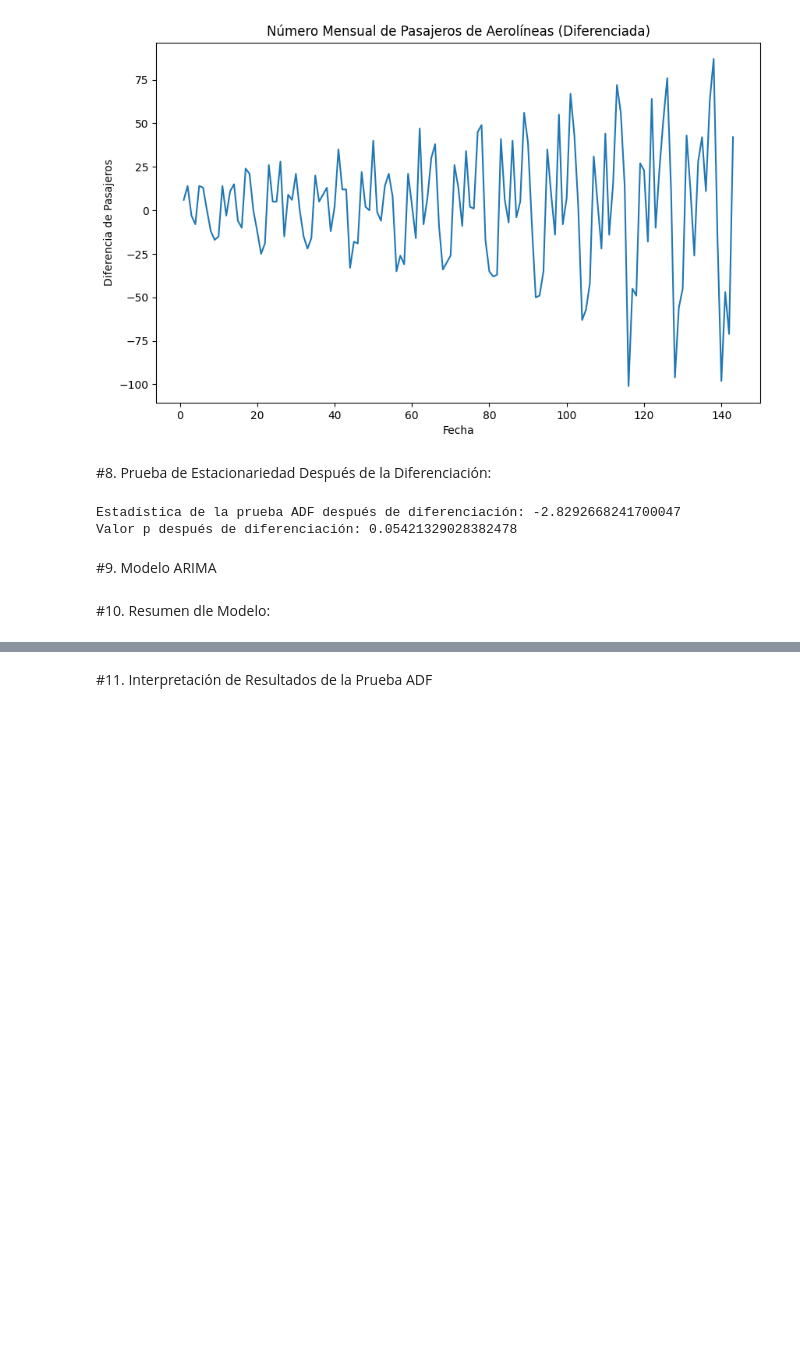
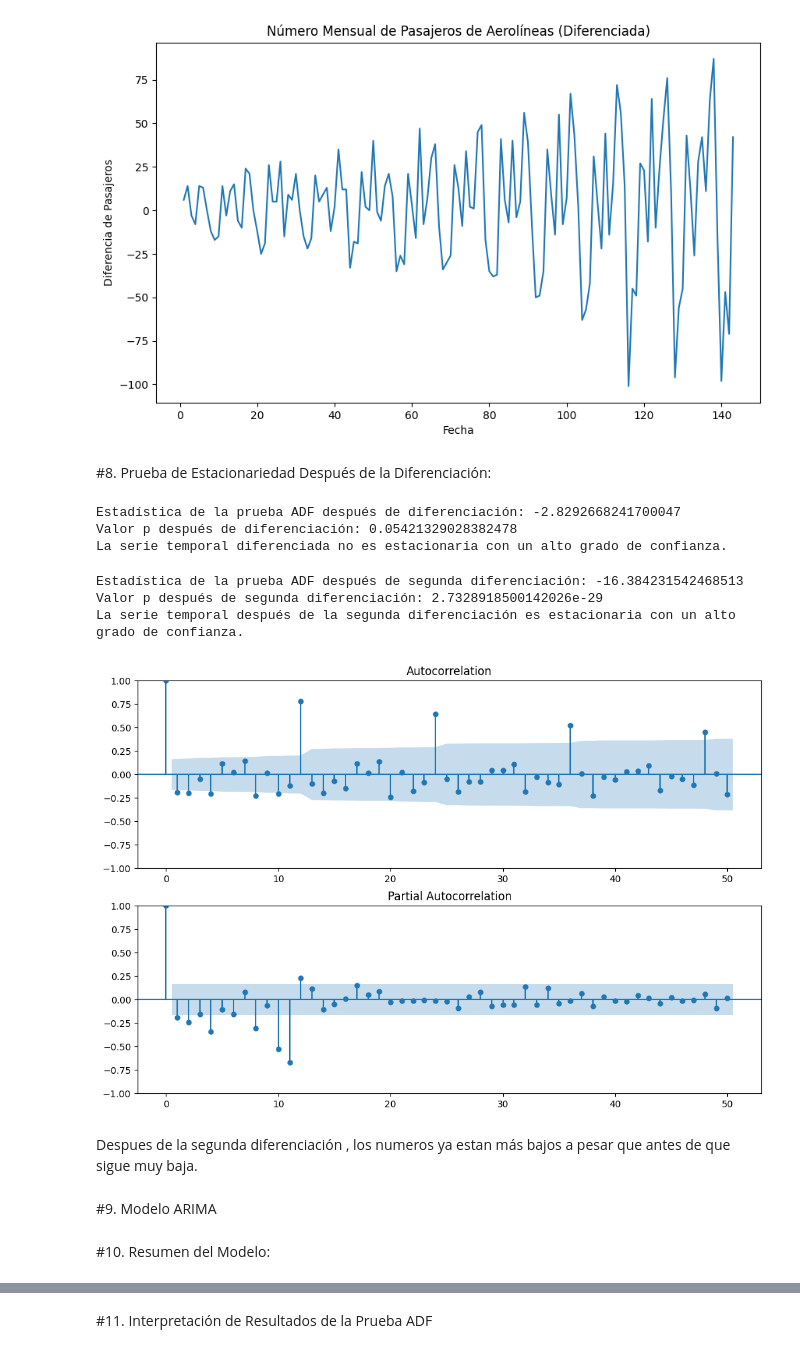
Before and after one commit to JosueBVN/Implementacion-JBVN-A01751694, a Jupyter notebook: A01751694_PDM_Implemen.ipynb, the cells around one changed output, grey strips where cells are left out. Saved outputs shown, nothing was run; the diff lists cells and outputs as text; code cells hidden in the pictures; blank space fills up the shorter version.

```diff
--- a/A01751694_PDM_Implemen.ipynb
+++ b/A01751694_PDM_Implemen.ipynb
@@ -89,0 +88,10 @@ df['Passengers_diff'] = df['Passengers'].diff().dropna()
+# %%
+# Aplicar diferenciación y eliminar NaN
+df['Passengers_diff'] = df['Passengers'].diff().dropna()
+# Aplicar diferenciación con d=2
+df['Passengers_diff_2'] = df['Passengers'].diff().diff().dropna()
+
+# Prueba de estacionariedad después de la segunda diferenciación
+result_diff_2 = adfuller(df['Passengers_diff_2'].dropna())
+print('Estadística de la prueba ADF después de segunda diferenciación:', result_diff_2[0])
+print('Valor p después de segunda diferenciación:', result_diff_2[1])
@@ -107,9 +118,44 @@ plt.show()
 result_diff = adfuller(df['Passengers_diff'].dropna())
 print('Estadística de la prueba ADF después de diferenciación:', result_diff[0])
 print('Valor p después de diferenciación:', result_diff[1])
+
+# Interpretación de Resultados de la Prueba ADF
+if result_diff[1] < 0.05:
+    print("La serie temporal diferenciada es estacionaria con un alto grado de confianza.")
+else:
+    print("La serie temporal diferenciada no es estacionaria con un alto grado de confianza.")
 # %% [output]
 Estadística de la prueba ADF después de diferenciación: -2.8292668241700047
 Valor p después de diferenciación: 0.05421329028382478
+La serie temporal diferenciada no es estacionaria con un alto grado de confianza.
+# %%
+# Aplicar segunda diferenciación y eliminar NaN
+df['Passengers_diff2'] = df['Passengers_diff'].diff().dropna()
+
+# Prueba de estacionariedad después de segunda diferenciación
+result_diff2 = adfuller(df['Passengers_diff2'].dropna())
+print('Estadística de la prueba ADF después de segunda diferenciación:', result_diff2[0])
+print('Valor p después de segunda diferenciación:', result_diff2[1])
+
+# Interpretación de Resultados de la Prueba ADF después de segunda diferenciación
+if result_diff2[1] < 0.05:
+    print("La serie temporal después de la segunda diferenciación es estacionaria con un alto grado de confianza.")
+else:
+    print("La serie temporal después de la segunda diferenciación no es estacionaria con un alto grado de confianza.")
+# %% [output]
+Estadística de la prueba ADF después de segunda diferenciación: -16.384231542468513
+Valor p después de segunda diferenciación: 2.7328918500142026e-29
+La serie temporal después de la segunda diferenciación es estacionaria con un alto grado de confianza.
+# %%
+# Funciones de autocorrelación y autocorrelación parcial
+fig, (ax1, ax2) = plt.subplots(2, 1, figsize=(12, 8))
+plot_acf(df['Passengers_diff2'].dropna(), lags=50, ax=ax1)
+plot_pacf(df['Passengers_diff2'].dropna(), lags=50, ax=ax2)
+plt.show()
+# %% [output]
+[figure, added]
+# %% [markdown]
+Despues de la segunda diferenciación , los numeros ya estan más bajos a pesar que antes de que sigue muy baja.
 # %% [markdown]
 #9. Modelo ARIMA
 # %%
@@ -118,7 +164,7 @@ order = (1, 1, 1)  # Orden (p, d, q) basado en análisis de autocorrelación y a
 model = ARIMA(df['Passengers'], order=order)
 results = model.fit()
 # %% [markdown]
-#10. Resumen dle Modelo:
+#10. Resumen del Modelo:
 # %%
 # Resumen del modelo
 print(results.summary())
```
Also changed, not shown: parts of 14 cells of this notebook.
